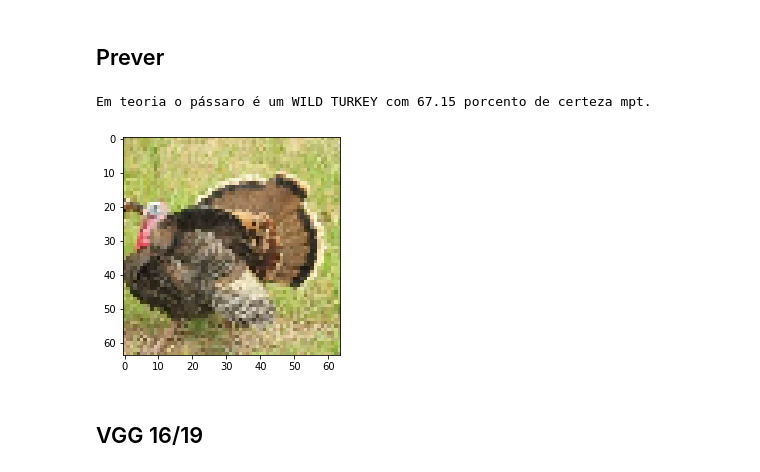
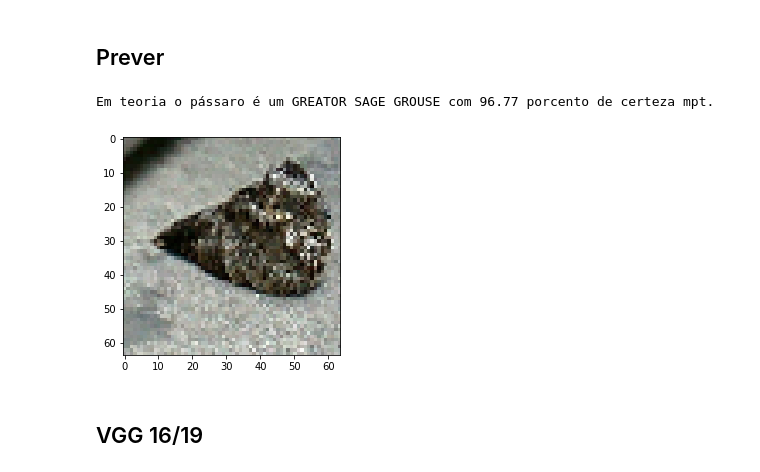
Before and after one commit to BenjamimOliveira/CN_TP1, a Jupyter notebook: script/script.ipynb, the cells around one changed output. Saved outputs shown, nothing was run; the diff lists cells and outputs as text; code cells hidden in the pictures.

```diff
--- a/script/script.ipynb
+++ b/script/script.ipynb
@@ -131,19 +134,19 @@ Epoch 25/25
 # %% [markdown]
 ## Prever
 # %%
-i=1
+i=4
 predictions = model.predict(test_ds)
 score = tf.nn.softmax(predictions[i])
 
 print(
     "Em teoria o pássaro é um {} com {:.2f} porcento de certeza mpt."
     .format(class_names[np.argmax(score)], 100 * np.max(score))
 )
 plt.imshow(list(test_ds)[0][0][i]/255)
 plt.show()
 # %% [output]
-Em teoria o pássaro é um WILD TURKEY com 67.15 porcento de certeza mpt.
+Em teoria o pássaro é um GREATOR SAGE GROUSE com 96.77 porcento de certeza mpt.
-[figure, old version]
+[figure, new version]
 # %% [markdown]
 ## VGG 16/19
 # %%
```
Also changed, not shown: parts of 3 cells of this notebook.
